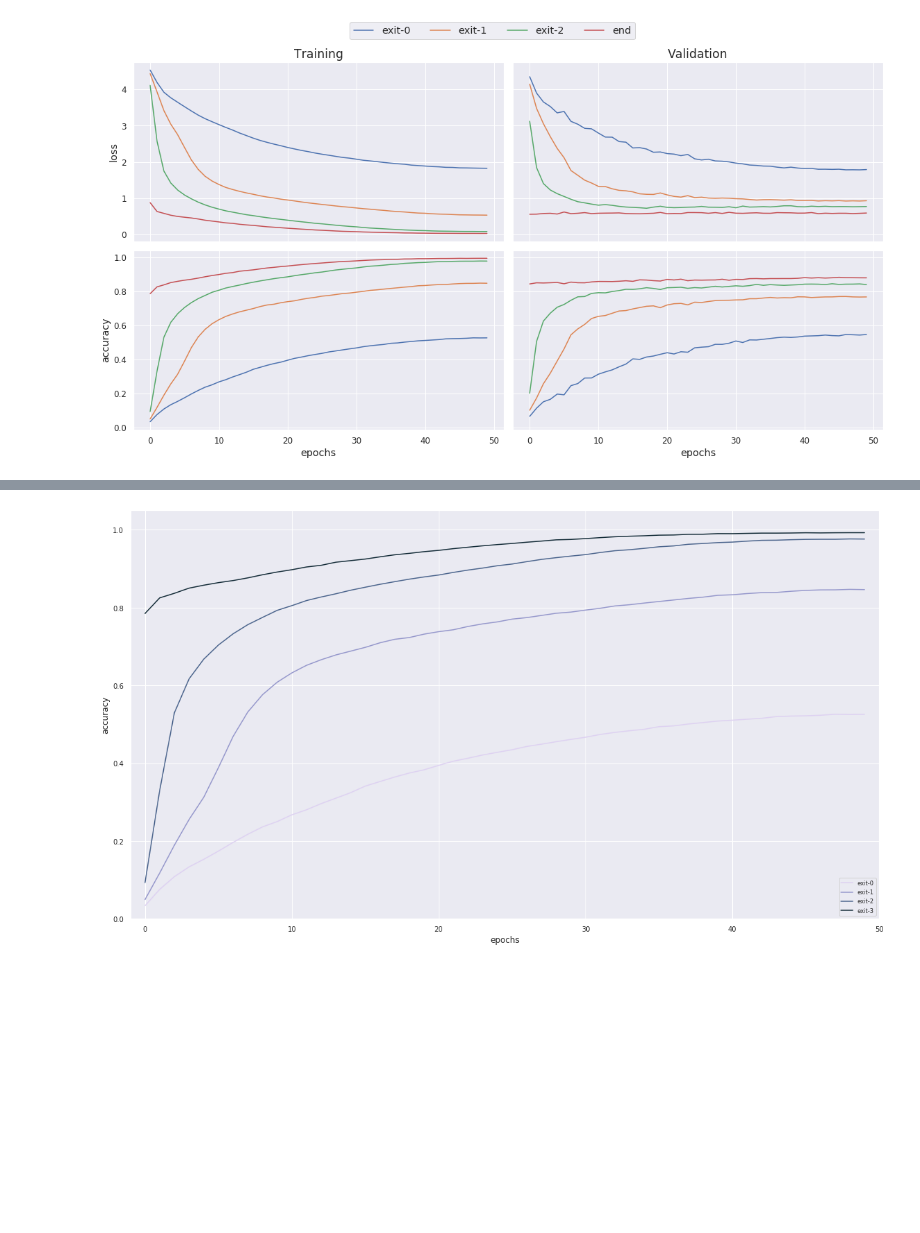
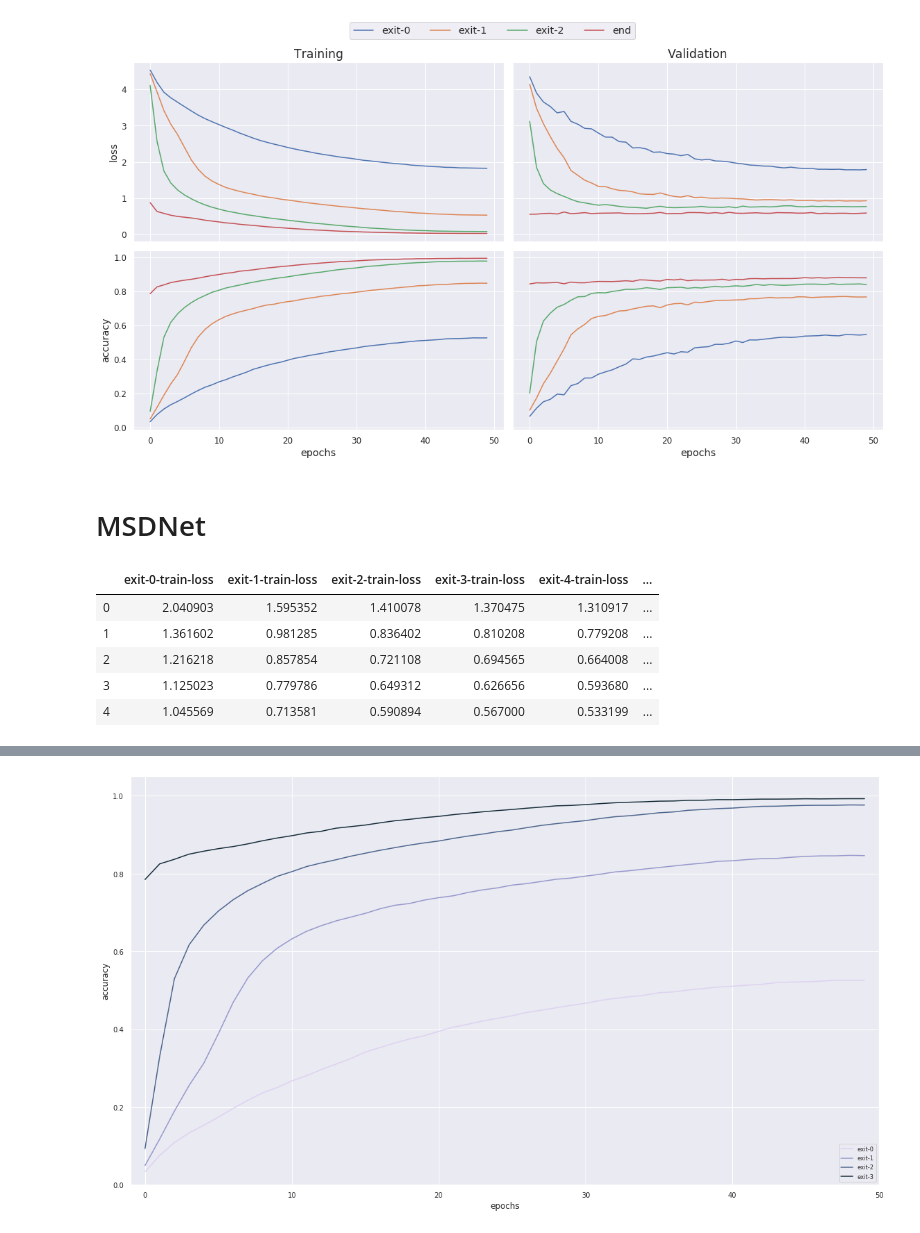
Before and after one commit to AlexKarlsen/thesis-src, a Jupyter notebook: Train Visualization/Train Validation Visualization BDenseNet miniimagenet.ipynb, the cells around one changed output, grey strips where cells are left out. Cells and saved outputs as stored; diff of their text form; code cells hidden in the pictures; blank space fills up the shorter version.

```diff
--- a/Train Visualization/Train Validation Visualization BDenseNet miniimagenet.ipynb
+++ b/Train Visualization/Train Validation Visualization BDenseNet miniimagenet.ipynb
@@ -218,3 +201,15 @@ plt.savefig('resnet_miniimagenet100.png', dpi=300)
 plt.show()
 # %% [output]
 [figure]
+# %% [markdown]
+# MSDNet
+# %%
+df = pd.read_csv('../DDNN/logging/classifier.4.linear.bias.csv', index_col=0)
+df.head()
+# %% [output]
+|  | exit-0-train-loss | exit-1-train-loss | exit-2-train-loss | exit-3-train-loss | exit-4-train-loss | ... |
+| 0 | 2.040903 | 1.595352 | 1.410078 | 1.370475 | 1.310917 | ... |
+| 1 | 1.361602 | 0.981285 | 0.836402 | 0.810208 | 0.779208 | ... |
+| 2 | 1.216218 | 0.857854 | 0.721108 | 0.694565 | 0.664008 | ... |
+| 3 | 1.125023 | 0.779786 | 0.649312 | 0.626656 | 0.593680 | ... |
+| 4 | 1.045569 | 0.713581 | 0.590894 | 0.567000 | 0.533199 | ... |
```
Also changed, not shown: parts of 4 cells of this notebook, 2 other files.
